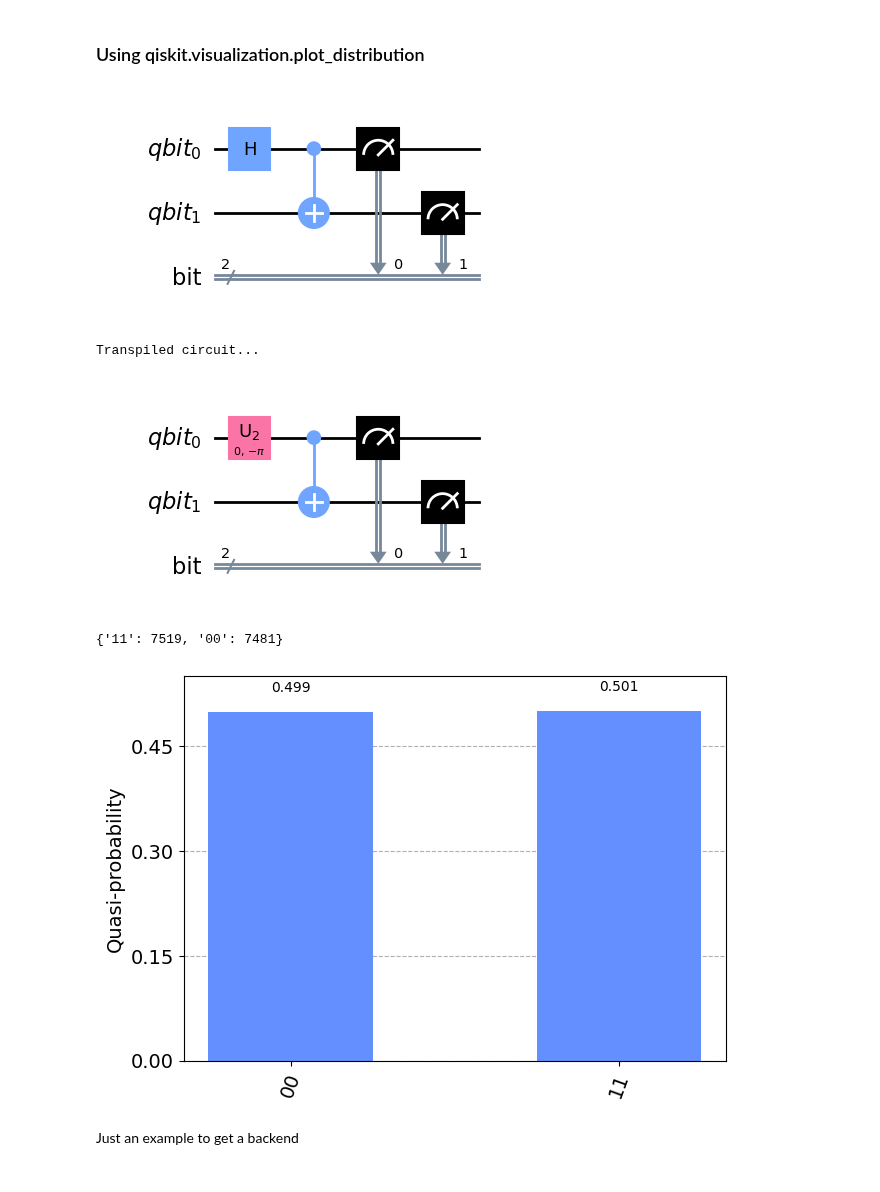
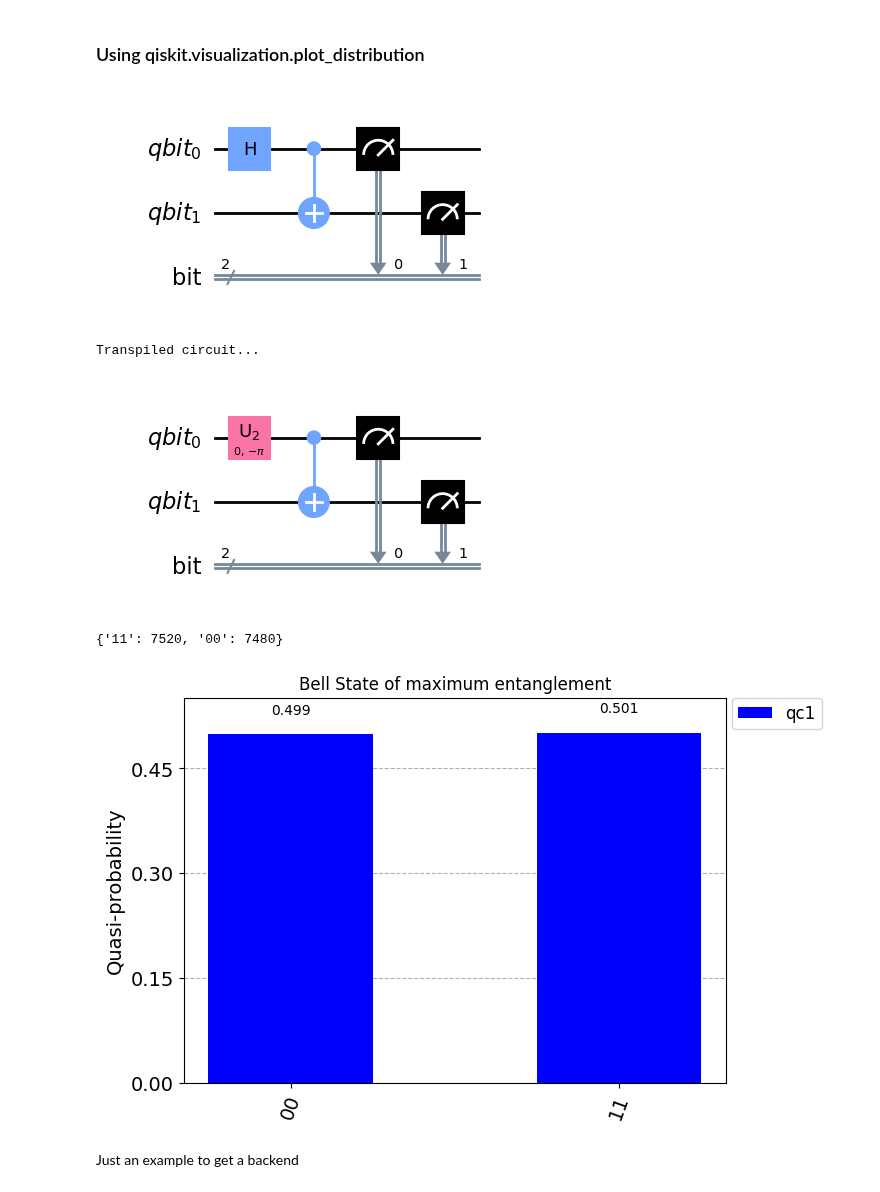
Before and after one commit to mrromaniuc/quantum-computing, a Jupyter notebook: IBMCertifiedAssociateDeveloperQiskit/9.2-Plot_a_Histogram.ipynb, the cells around one changed output. Drawn from its saved outputs; the diff is of its cells as text; code cells hidden in the pictures.

```diff
--- a/IBMCertifiedAssociateDeveloperQiskit/9.2-Plot_a_Histogram.ipynb
+++ b/IBMCertifiedAssociateDeveloperQiskit/9.2-Plot_a_Histogram.ipynb
@@ -89,34 +89,36 @@ plot_histogram(count, figsize=(7,5), legend=["qc1", "qc2"], title="Hadamard(qc1)
 # %%
 #Note that ploting distributions DOES NOT show absolute values of counts, but % on top of each bar
 from qiskit import QuantumCircuit, QuantumRegister, ClassicalRegister, transpile
 from qiskit.visualization import plot_distribution
 
+#Defining the circuit...
 qr = QuantumRegister(2, "qbit")
 cr = ClassicalRegister(2, "bit")
 
 qc = QuantumCircuit(qr, cr)
 qc.h(qr[0])
 qc.cx(qr[0], qr[1])
 
 qc.measure(qr, cr)
 display(qc.draw())
 
+#Running the simulation...
 provider = IBMProvider(instance="ibm-q/open/main")
 backend = provider.get_backend("ibmq_qasm_simulator")
 qc_trans = transpile(qc, backend=backend)
 print("Transpiled circuit...")
 display(qc_trans.draw())
 job = backend.run(qc, shots=15000)
 result = job.result()
 counts = result.get_counts()
 print(counts)
-plot_distribution(counts)
+plot_distribution(counts, legend=["qc1"], title="Bell State of maximum entanglement", color=["blue"])
 # %% [output]
 [figure]
 Transpiled circuit...
 [figure]
-{'11': 7519, '00': 7481}
+{'11': 7520, '00': 7480}
-[figure, old version]
+[figure, new version]
 # %% [markdown]
 Just an example to get a backend
 # %%
```
